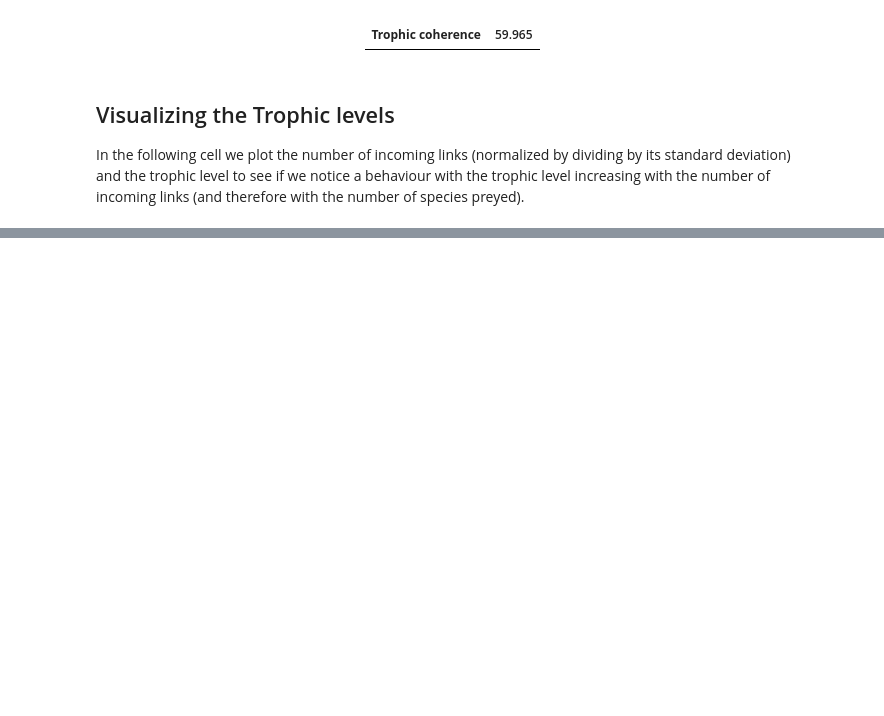
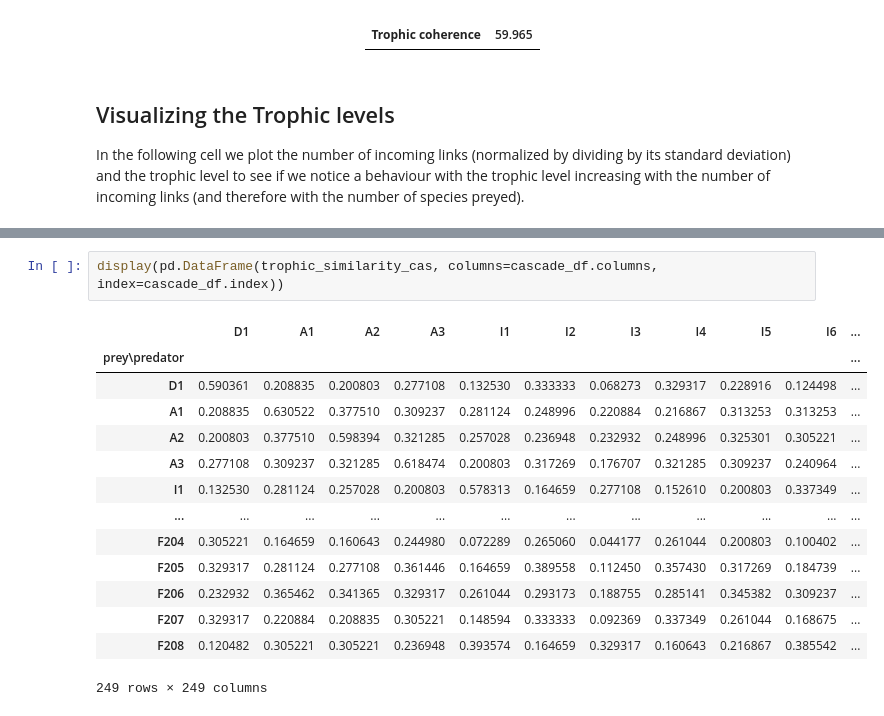
Before and after one commit to tommasoamico/PhysicalModelsOfLivingSystems, a Jupyter notebook: Week_4_assigment/Tommaso_Amico_week4.ipynb, the cells around one changed output, grey strips where cells are left out. Cells and saved outputs as stored; diff of their text form; blank space fills up the shorter version.

```diff
--- a/Week_4_assigment/Tommaso_Amico_week4.ipynb
+++ b/Week_4_assigment/Tommaso_Amico_week4.ipynb
@@ -755,0 +904,17 @@ plt.show()
+# %%
+display(pd.DataFrame(trophic_similarity_cas, columns=cascade_df.columns, index=cascade_df.index))
+# %% [output]
+|  | D1 | A1 | A2 | A3 | I1 | I2 | I3 | I4 | I5 | I6 | ... |
+| prey\predator |  |  |  |  |  |  |  |  |  |  | ... |
+| D1 | 0.590361 | 0.208835 | 0.200803 | 0.277108 | 0.132530 | 0.333333 | 0.068273 | 0.329317 | 0.228916 | 0.124498 | ... |
+| A1 | 0.208835 | 0.630522 | 0.377510 | 0.309237 | 0.281124 | 0.248996 | 0.220884 | 0.216867 | 0.313253 | 0.313253 | ... |
+| A2 | 0.200803 | 0.377510 | 0.598394 | 0.321285 | 0.257028 | 0.236948 | 0.232932 | 0.248996 | 0.325301 | 0.305221 | ... |
+| A3 | 0.277108 | 0.309237 | 0.321285 | 0.618474 | 0.200803 | 0.317269 | 0.176707 | 0.321285 | 0.309237 | 0.240964 | ... |
+| I1 | 0.132530 | 0.281124 | 0.257028 | 0.200803 | 0.578313 | 0.164659 | 0.277108 | 0.152610 | 0.200803 | 0.337349 | ... |
+| ... | ... | ... | ... | ... | ... | ... | ... | ... | ... | ... | ... |
+| F204 | 0.305221 | 0.164659 | 0.160643 | 0.244980 | 0.072289 | 0.265060 | 0.044177 | 0.261044 | 0.200803 | 0.100402 | ... |
+| F205 | 0.329317 | 0.281124 | 0.277108 | 0.361446 | 0.164659 | 0.389558 | 0.112450 | 0.357430 | 0.317269 | 0.184739 | ... |
+| F206 | 0.232932 | 0.365462 | 0.341365 | 0.329317 | 0.261044 | 0.293173 | 0.188755 | 0.285141 | 0.345382 | 0.309237 | ... |
+| F207 | 0.329317 | 0.220884 | 0.208835 | 0.305221 | 0.148594 | 0.333333 | 0.092369 | 0.337349 | 0.261044 | 0.168675 | ... |
+| F208 | 0.120482 | 0.305221 | 0.305221 | 0.236948 | 0.393574 | 0.164659 | 0.329317 | 0.160643 | 0.216867 | 0.385542 | ... |
+249 rows × 249 columns
```
Also changed, not shown: parts of 16 cells of this notebook.
